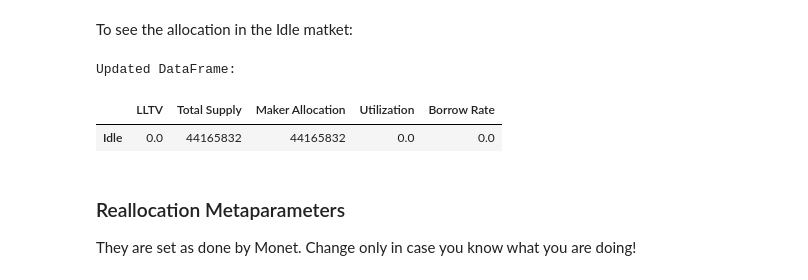
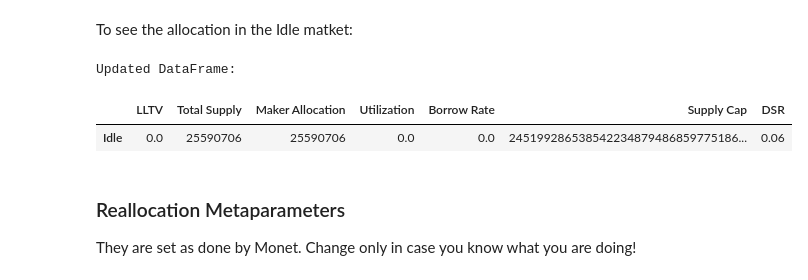
Before and after one commit to lavanic99/morpho_allocation, a Jupyter notebook: morpho_reallocation.ipynb, the cells around one changed output. Drawn from its saved outputs; the diff is of its cells as text; code cells hidden in the pictures.

```diff
--- a/morpho_reallocation.ipynb
+++ b/morpho_reallocation.ipynb
@@ -102,10 +117,15 @@ Retrieve the data from API
 base_market_url = "https://morpho-api.blockanalitica.com/markets/{}/historic/?days_ago=0&network=ethereum"
 # Base URL for wallet data
 base_wallet_url = "https://morpho-api.blockanalitica.com/markets/{}/wallets/?network=ethereum&order=-supply&p_size=4&type=suppliers"
+# URL for vault data
+vaults_url = "https://morpho-api.blockanalitica.com/vaults/0x73e65dbd630f90604062f6e02fab9138e713edd9/pools/?days_ago=0&network=ethereum&order=-supply_usd&p=1&p_size=15"
+# URL for DSR rate
+dsr_url = "https://info-sky.blockanalitica.com/save/"
 # The wallet address we are interested in
 target_wallet = "0x73e65dbd630f90604062f6e02fab9138e713edd9"
 
-api_data = ApiBA(base_market_url, base_wallet_url, market_to_pool.keys(), target_wallet)
+# Assuming market_to_pool is defined
+api_data = ApiBA(base_market_url, base_wallet_url, market_to_pool.keys(), target_wallet, vaults_url, dsr_url)
 # %% [markdown]
 With data from API populate the dataframe
 # %%
@@ -131,14 +151,14 @@ Updated DataFrame:
 To see the allocation in the Idle matket:
 # %%
 idle_market_to_pool = {"57f4e42c0707d3ae0ae39c9343dcba78ff79fa663da040eca45717a9b0b0557f": 'Idle'}
-idle_api_data = ApiBA(base_market_url, base_wallet_url, idle_market_to_pool.keys(), target_wallet)
+idle_api_data = ApiBA(base_market_url, base_wallet_url, idle_market_to_pool.keys(), target_wallet, vaults_url, dsr_url)
 idle_data = PoolDataHandler(idle_df, idle_market_to_pool)
 idle_df = idle_data.populate_dataframe(idle_api_data.fetch_data())
 idle_df
 # %% [output]
 Updated DataFrame:
-|  | LLTV | Total Supply | Maker Allocation | Utilization | Borrow Rate |
-| Idle | 0.0 | 44165832 | 44165832 | 0.0 | 0.0 |
+|  | LLTV | Total Supply | Maker Allocation | Utilization | Borrow Rate | Supply Cap | DSR |
+| Idle | 0.0 | 25590706 | 25590706 | 0.0 | 0.0 | 245199286538542234879486859775186... | 0.06 |
 # %% [markdown]
 ### Reallocation Metaparameters
 
```
Also changed, not shown: parts of 25 cells of this notebook, 5 other files.
